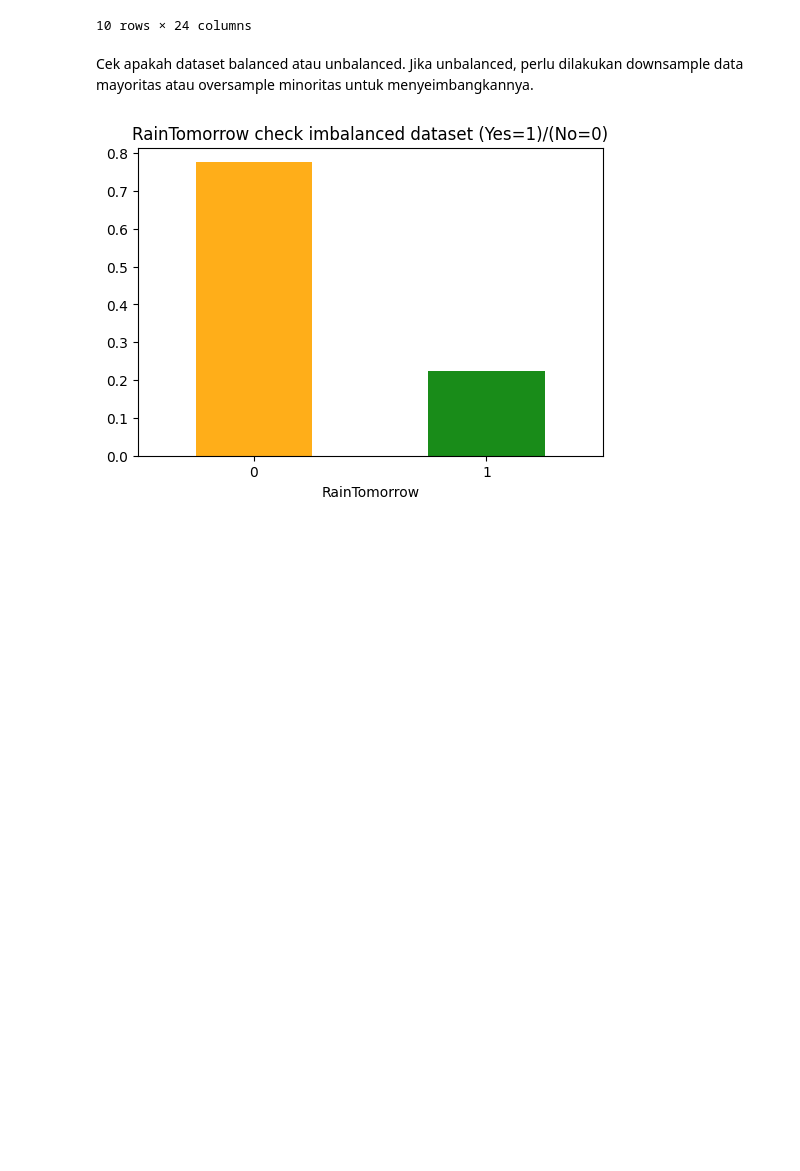
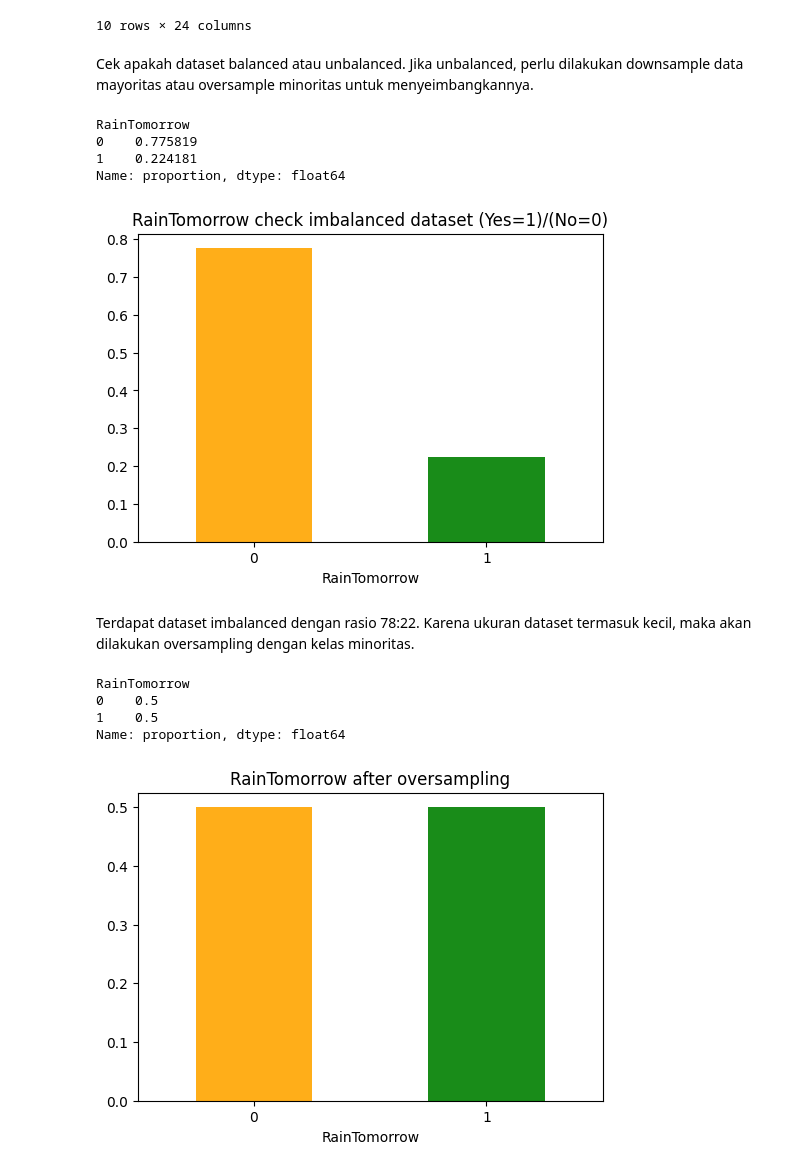
Before and after one commit to dikaizm/rainfall-prediction-ml, a Jupyter notebook: notebooks/1.0-initial-data-exploration.ipynb, the cells around one changed output. Cells and saved outputs as stored; diff of their text form; code cells hidden in the pictures; blank space fills up the shorter version.

```diff
--- a/notebooks/1.0-initial-data-exploration.ipynb
+++ b/notebooks/1.0-initial-data-exploration.ipynb
@@ -59,9 +59,40 @@ Cek apakah dataset balanced atau unbalanced. Jika unbalanced, perlu dilakukan do
 # %%
 import matplotlib.pyplot as plt
 
+norm = df.RainTomorrow.value_counts(normalize=True)
+print(norm)
+
 fig = plt.figure(figsize=(6,4))
-df.RainTomorrow.value_counts(normalize=True).plot(kind='bar', color=['orange', 'green'], alpha=0.9, rot=0)
+norm.plot(kind='bar', color=['orange', 'green'], alpha=0.9, rot=0)
 plt.title('RainTomorrow check imbalanced dataset (Yes=1)/(No=0)')
 plt.show()
 # %% [output]
+RainTomorrow
+0    0.775819
+1    0.224181
+Name: proportion, dtype: float64
 [figure]
+# %% [markdown]
+Terdapat dataset imbalanced dengan rasio 78:22. Karena ukuran dataset termasuk kecil, maka akan dilakukan oversampling dengan kelas minoritas.
+# %%
+# Handle class imbalance
+from sklearn.utils import resample
+
+no = df[df.RainTomorrow == 0]
+yes = df[df.RainTomorrow == 1]
+yes_oversampled = resample(yes, replace=True, n_samples=len(no), random_state=72)
+oversampled = pd.concat([no, yes_oversampled])
+
+fig = plt.figure(figsize=(6,4))
+norm = oversampled.RainTomorrow.value_counts(normalize=True)
+print(norm)
+
+norm.plot(kind='bar', color=['orange','green'], alpha=0.9, rot=0)
+plt.title("RainTomorrow after oversampling")
+plt.show()
+# %% [output]
+RainTomorrow
+0    0.5
+1    0.5
+Name: proportion, dtype: float64
+[figure, added]
```
Also changed, not shown: parts of 10 cells of this notebook.
